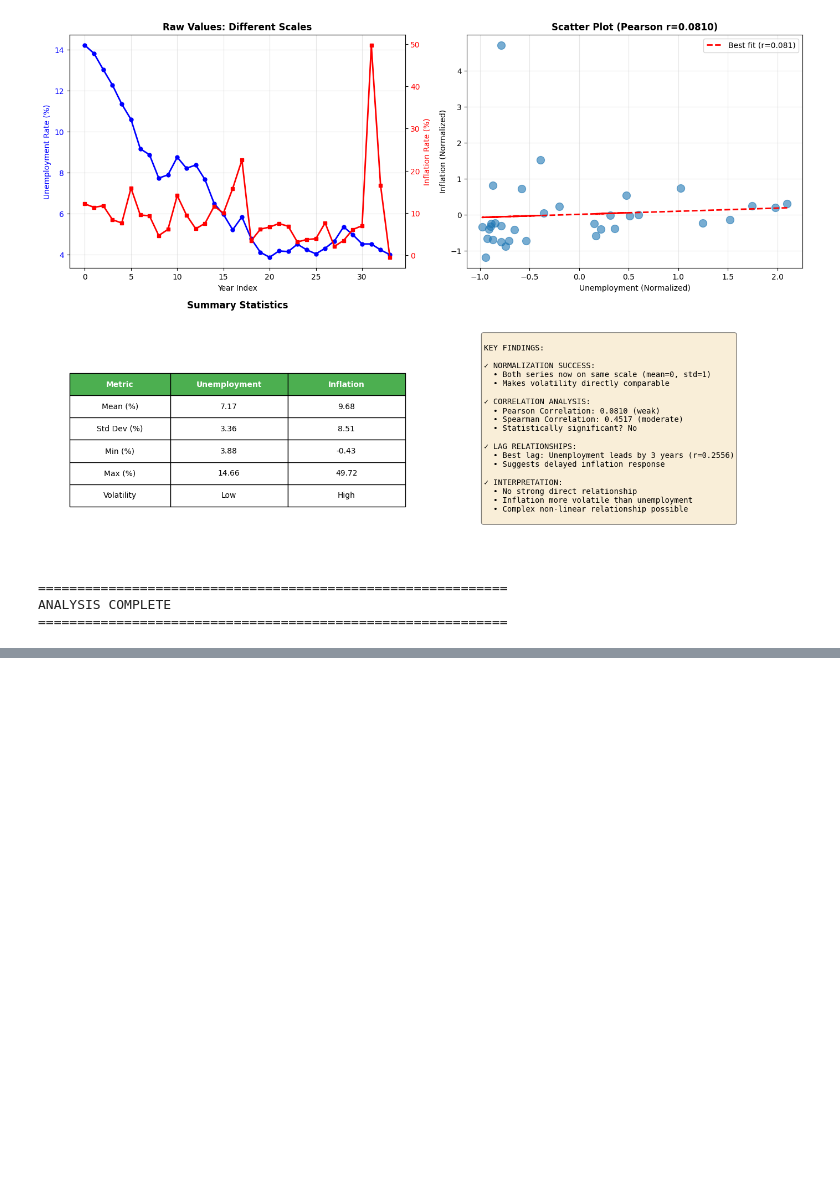
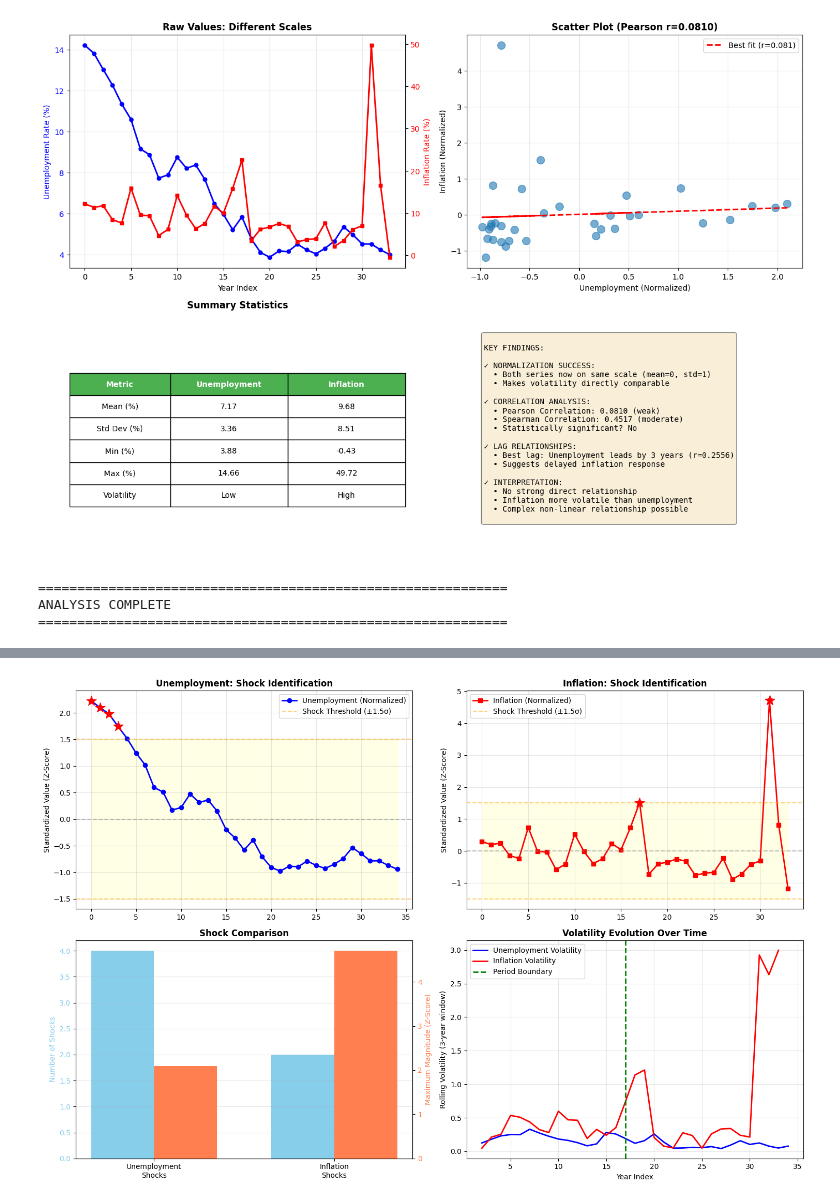
Before and after one commit to Januda-lelwala/Reaserch_DS, a Jupyter notebook: Data_Analysis/Inflationconsumerprices_unemployment.ipynb, the cells around one changed output, grey strips where cells are left out. Drawn from its saved outputs; the diff is of its cells as text; code cells hidden in the pictures; blank space fills up the shorter version.

Commit message:
shock analysis on inflation

```diff
--- a/Data_Analysis/Inflationconsumerprices_unemployment.ipynb
+++ b/Data_Analysis/Inflationconsumerprices_unemployment.ipynb
@@ -269,0 +487,80 @@ ANALYSIS COMPLETE
+# %%
+# 6. Visualize shocks and their impacts
+print(f"\n6. SHOCK VISUALIZATION")
+print("-" * 70)
+
+fig, axes = plt.subplots(2, 2, figsize=(15, 10))
+
+# Plot 1: Unemployment with identified shocks
+ax = axes[0, 0]
+ax.plot(range(len(unemployment_normalized)), unemployment_normalized.values, 'b-o', linewidth=2, label='Unemployment (Normalized)')
+ax.axhline(y=0, color='gray', linestyle='--', alpha=0.5)
+ax.axhline(y=1.5, color='orange', linestyle='--', alpha=0.5, label='Shock Threshold (±1.5σ)')
+ax.axhline(y=-1.5, color='orange', linestyle='--', alpha=0.5)
+ax.fill_between(range(len(unemployment_normalized)), -1.5, 1.5, alpha=0.1, color='yellow')
+# Mark shock years
+for idx in unemployment_shocks.index:
+    ax.scatter(idx, unemployment_normalized.iloc[idx], color='red', s=200, marker='*', zorder=5)
+ax.set_ylabel('Standardized Value (Z-Score)')
+ax.set_title('Unemployment: Shock Identification', fontweight='bold')
+ax.legend()
+ax.grid(True, alpha=0.3)
+
+# Plot 2: Inflation with identified shocks
+ax = axes[0, 1]
+ax.plot(range(len(inflation_normalized)), inflation_normalized.values, 'r-s', linewidth=2, label='Inflation (Normalized)')
+ax.axhline(y=0, color='gray', linestyle='--', alpha=0.5)
+ax.axhline(y=1.5, color='orange', linestyle='--', alpha=0.5, label='Shock Threshold (±1.5σ)')
+ax.axhline(y=-1.5, color='orange', linestyle='--', alpha=0.5)
+ax.fill_between(range(len(inflation_normalized)), -1.5, 1.5, alpha=0.1, color='yellow')
+# Mark shock years
+for idx in inflation_shocks.index:
+    ax.scatter(idx, inflation_normalized.iloc[idx], color='red', s=200, marker='*', zorder=5)
+ax.set_ylabel('Standardized Value (Z-Score)')
+ax.set_title('Inflation: Shock Identification', fontweight='bold')
+ax.legend()
+ax.grid(True, alpha=0.3)
+
+# Plot 3: Shock magnitude comparison
+ax = axes[1, 0]
+shock_types = ['Unemployment\nShocks', 'Inflation\nShocks']
+num_shocks = [len(unemployment_shocks), len(inflation_shocks)]
+max_magnitudes = [unemployment_shock_magnitudes.max() if len(unemployment_shock_magnitudes) > 0 else 0,
+                  inflation_shock_magnitudes.max() if len(inflation_shock_magnitudes) > 0 else 0]
+
+x_pos = np.arange(len(shock_types))
+width = 0.35
+
+bars1 = ax.bar(x_pos - width/2, num_shocks, width, label='Number of Shocks', color='skyblue')
+ax2 = ax.twinx()
+bars2 = ax2.bar(x_pos + width/2, max_magnitudes, width, label='Max Magnitude', color='coral')
+
+ax.set_ylabel('Number of Shocks', color='skyblue')
+ax2.set_ylabel('Maximum Magnitude (Z-Score)', color='coral')
+ax.set_title('Shock Comparison', fontweight='bold')
+ax.set_xticks(x_pos)
+ax.set_xticklabels(shock_types)
+ax.tick_params(axis='y', labelcolor='skyblue')
+ax2.tick_params(axis='y', labelcolor='coral')
+ax.grid(True, alpha=0.3, axis='y')
+
+# Plot 4: Volatility over time (rolling std)
+ax = axes[1, 1]
+window = 3
+unemployment_volatility = unemployment_normalized.rolling(window=window).std()
+inflation_volatility = inflation_normalized.rolling(window=window).std()
+
+ax.plot(range(len(unemployment_volatility)), unemployment_volatility.values, 'b-', linewidth=2, label='Unemployment Volatility')
+ax.plot(range(len(inflation_volatility)), inflation_volatility.values, 'r-', linewidth=2, label='Inflation Volatility')
+ax.axvline(x=mid_point, color='green', linestyle='--', linewidth=2, label='Period Boundary')
+ax.set_xlabel('Year Index')
+ax.set_ylabel('Rolling Volatility (3-year window)')
+ax.set_title('Volatility Evolution Over Time', fontweight='bold')
+ax.legend()
+ax.grid(True, alpha=0.3)
+
+plt.tight_layout()
+plt.show()
+
+print("Visualization complete.")
+# %% [output]
@@ -269,0 +569 @@ ANALYSIS COMPLETE
+[figure, added]
```
Also changed, not shown: parts of 4 cells of this notebook.
